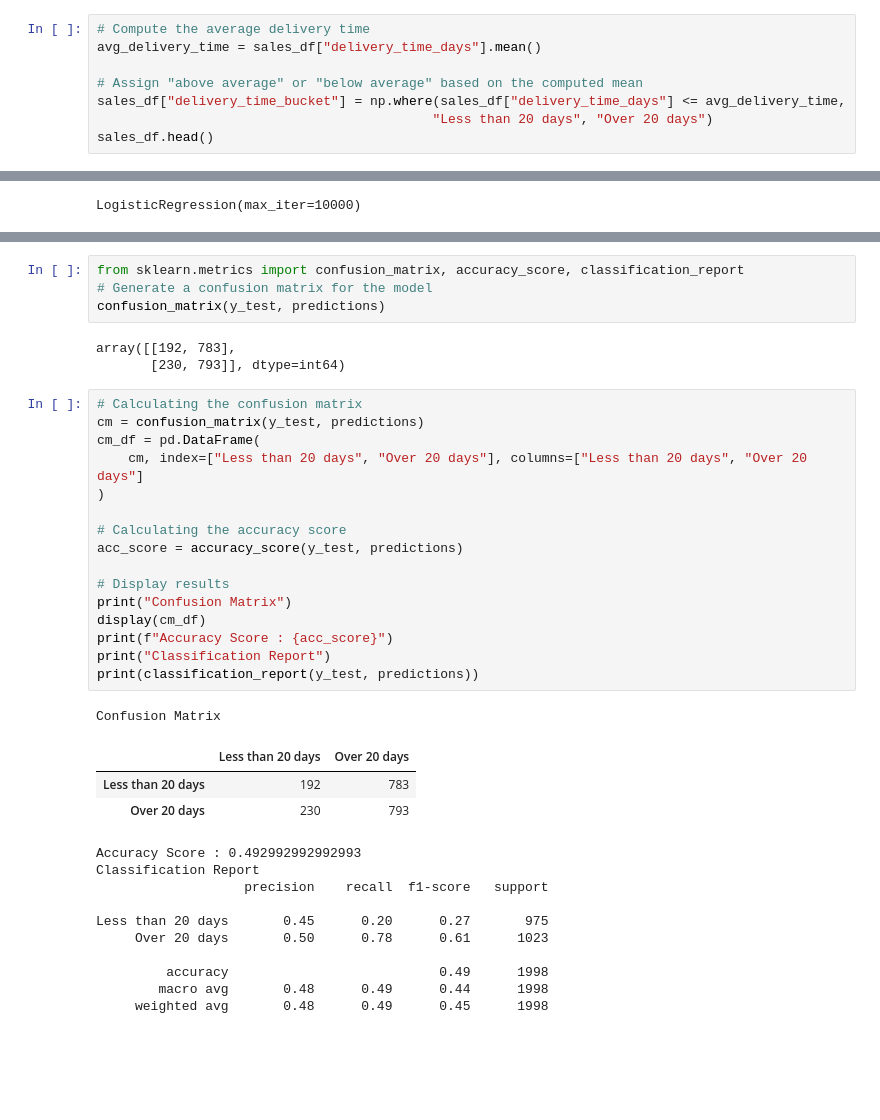
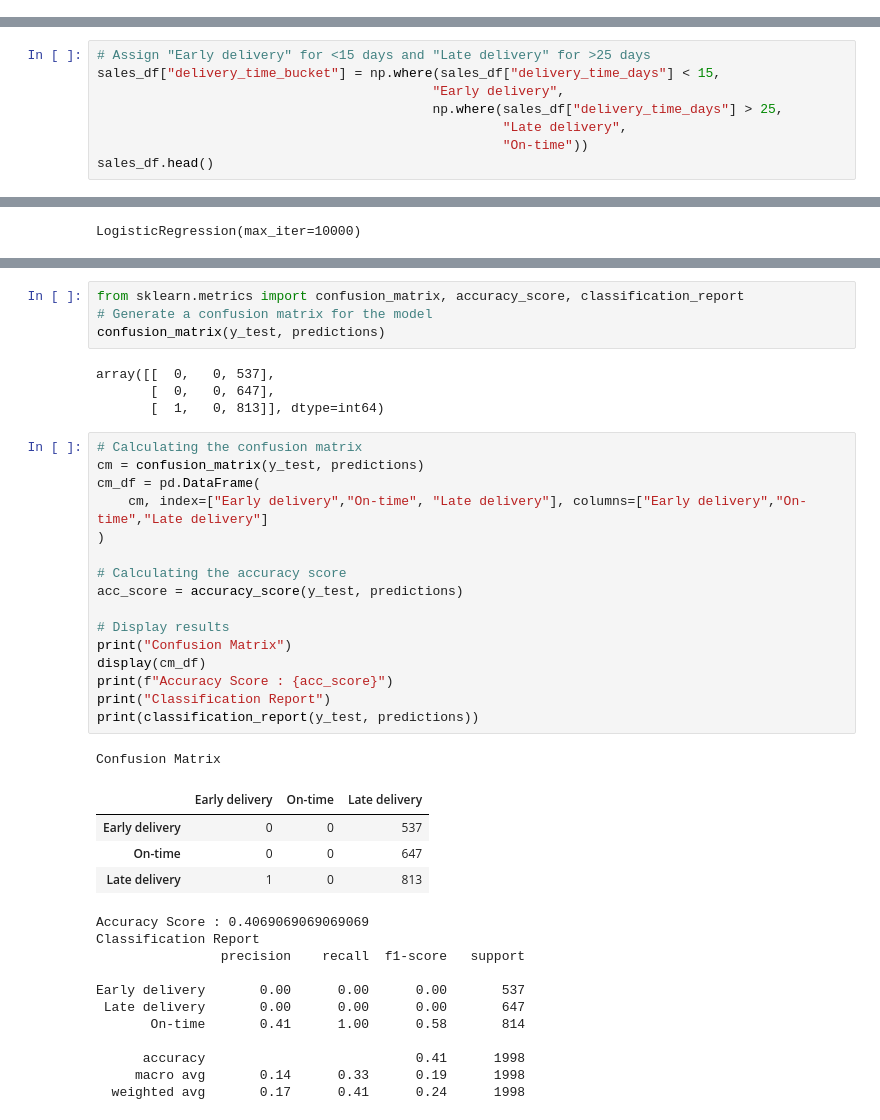
Before and after one commit to jdmandras/Project-4, a Jupyter notebook: DataAnalysis - 2 delivery intervals.ipynb, the cells around one changed output, grey strips where cells are left out. Cells and saved outputs as stored; diff of their text form; blank space fills up the shorter version.

Commit message:
tested On-time / late-delivery intervals

```diff
--- a/DataAnalysis - 2 delivery intervals.ipynb
+++ b/DataAnalysis - 2 delivery intervals.ipynb
@@ -128,11 +128,3 @@ sales_df.describe()
 | 75% | 2020-03-10 00:00:00 | 2020-05-12 00:00:00 | 2020-05-28 00:00:00 | 2020-06-01 00:00:00 | 21.000000 | 38.000000 | 276.000000 | 36.000000 | ... |
 | max | 2020-09-26 00:00:00 | 2020-12-30 00:00:00 | 2021-01-24 00:00:00 | 2021-02-02 00:00:00 | 28.000000 | 50.000000 | 367.000000 | 47.000000 | ... |
 | std | NaN | NaN | NaN | NaN | 7.986086 | 14.414883 | 105.903946 | 13.526545 | ... |
-# %%
-# Compute the average delivery time
-avg_delivery_time = sales_df["delivery_time_days"].mean()
-
-# Assign "above average" or "below average" based on the computed mean
-sales_df["delivery_time_bucket"] = np.where(sales_df["delivery_time_days"] <= avg_delivery_time,
-                                           "Less than 20 days", "Over 20 days")
-sales_df.head()
@@ -146,0 +131,8 @@ sales_df.head()
+# %%
+# Assign "Early delivery" for <15 days and "Late delivery" for >25 days
+sales_df["delivery_time_bucket"] = np.where(sales_df["delivery_time_days"] < 15,
+                                           "Early delivery",
+                                           np.where(sales_df["delivery_time_days"] > 25,
+                                                    "Late delivery",
+                                                    "On-time"))
+sales_df.head()
@@ -350,36 +353,39 @@ from sklearn.metrics import confusion_matrix, accuracy_score, classification_rep
 # Generate a confusion matrix for the model
 confusion_matrix(y_test, predictions)
 # %% [output]
-array([[192, 783],
-       [230, 793]], dtype=int64)
+array([[  0,   0, 537],
+       [  0,   0, 647],
+       [  1,   0, 813]], dtype=int64)
 # %%
 # Calculating the confusion matrix
 cm = confusion_matrix(y_test, predictions)
 cm_df = pd.DataFrame(
-    cm, index=["Less than 20 days", "Over 20 days"], columns=["Less than 20 days", "Over 20 days"]
+    cm, index=["Early delivery","On-time", "Late delivery"], columns=["Early delivery","On-time","Late delivery"]
 )
 
 # Calculating the accuracy score
 acc_score = accuracy_score(y_test, predictions)
 
 # Display results
 print("Confusion Matrix")
 display(cm_df)
 print(f"Accuracy Score : {acc_score}")
 print("Classification Report")
 print(classification_report(y_test, predictions))
 # %% [output]
 Confusion Matrix
-|  | Less than 20 days | Over 20 days |
-| Less than 20 days | 192 | 783 |
-| Over 20 days | 230 | 793 |
+|  | Early delivery | On-time | Late delivery |
+| Early delivery | 0 | 0 | 537 |
+| On-time | 0 | 0 | 647 |
+| Late delivery | 1 | 0 | 813 |
-Accuracy Score : 0.492992992992993
+Accuracy Score : 0.4069069069069069
 Classification Report
-                   precision    recall  f1-score   support
+                precision    recall  f1-score   support
 
-Less than 20 days       0.45      0.20      0.27       975
-     Over 20 days       0.50      0.78      0.61      1023
+Early delivery       0.00      0.00      0.00       537
+ Late delivery       0.00      0.00      0.00       647
+       On-time       0.41      1.00      0.58       814
 
-         accuracy                           0.49      1998
-        macro avg       0.48      0.49      0.44      1998
-     weighted avg       0.48      0.49      0.45      1998
+      accuracy                           0.41      1998
+     macro avg       0.14      0.33      0.19      1998
+  weighted avg       0.17      0.41      0.24      1998
```
Also changed, not shown: parts of 8 cells of this notebook.
